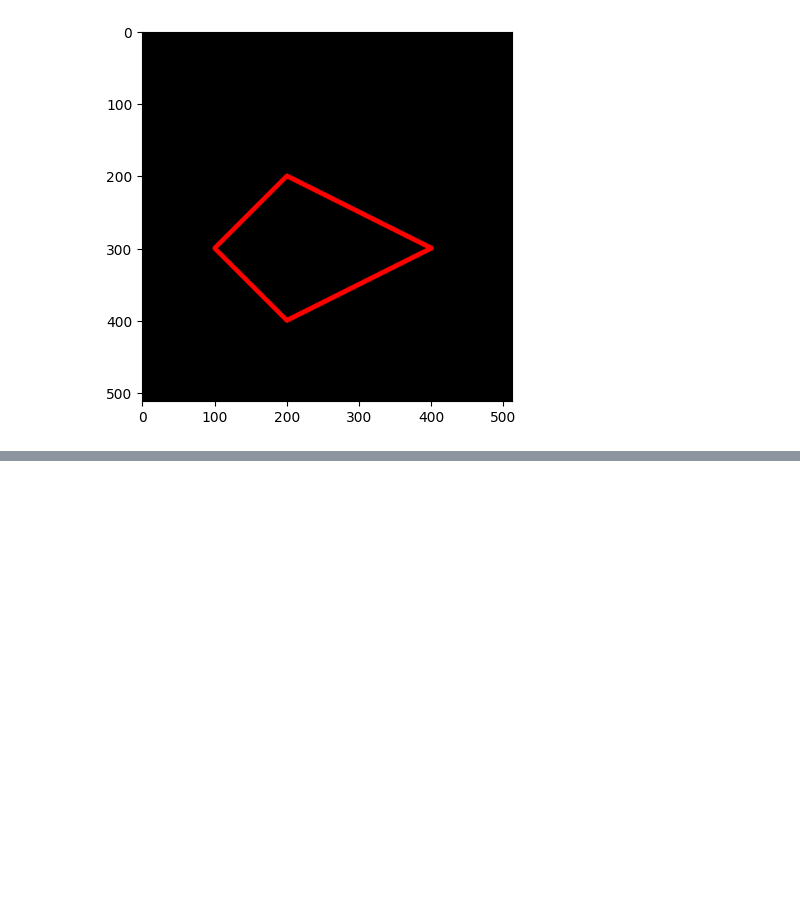
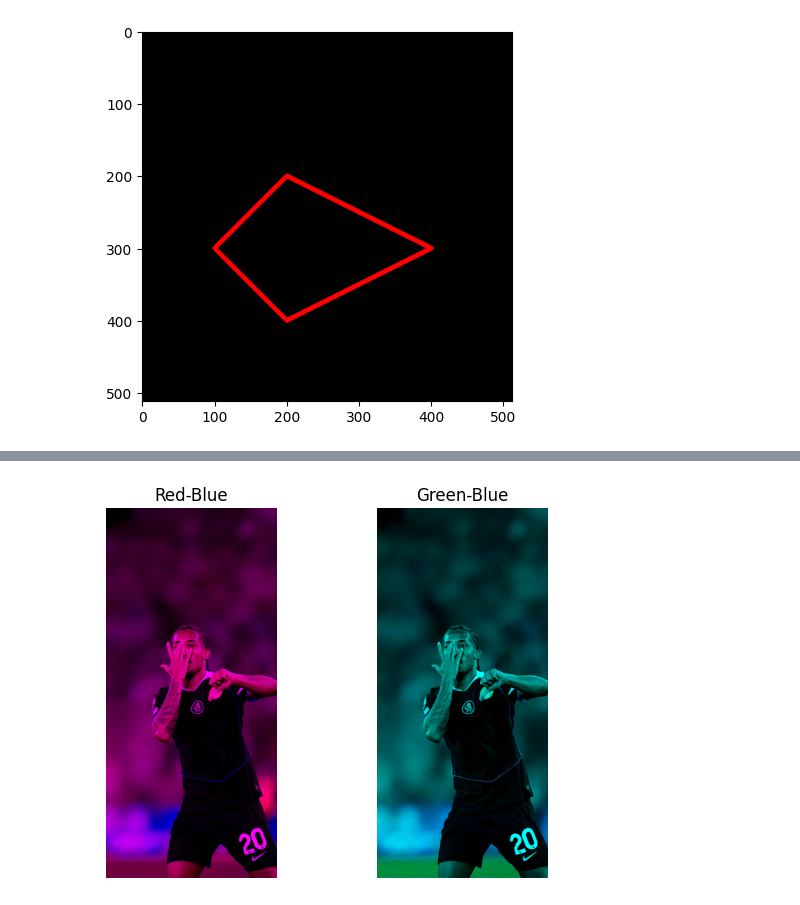
Before and after one commit to hikmahabdillah/PCVK_Ganjil_2025, a Jupyter notebook: Week2.ipynb, the cells around one changed output, grey strips where cells are left out. Drawn from its saved outputs; the diff is of its cells as text; code cells hidden in the pictures; blank space fills up the shorter version.

```diff
--- a/Week2.ipynb
+++ b/Week2.ipynb
@@ -128,0 +177,29 @@ plt.imshow(black_img2)
+# %%
+import cv2
+import numpy as np
+import matplotlib.pyplot as plt
+
+img = cv.imread('/content/drive/MyDrive/PCVK_MM/joao_pedro.jpg')
+img_rgb = cv2.cvtColor(img, cv.COLOR_BGR2RGB)
+# %%
+# 2. Tampilkan image dalam channel Red-Blue dan Green-Blue saja!
+
+rb = img_rgb.copy()
+rb[:,:,1] = 0
+
+gb = img_rgb.copy()
+gb[:,:,0] = 0
+
+plt.subplot(1,2,1)
+plt.imshow(rb)
+plt.title("Red-Blue")
+plt.axis('off')
+
+plt.subplot(1,2,2)
+plt.imshow(gb)
+plt.title("Green-Blue")
+plt.axis('off')
+
+plt.show()
+# %% [output]
+[figure, added]
```
Also changed, not shown: parts of 11 cells of this notebook.
